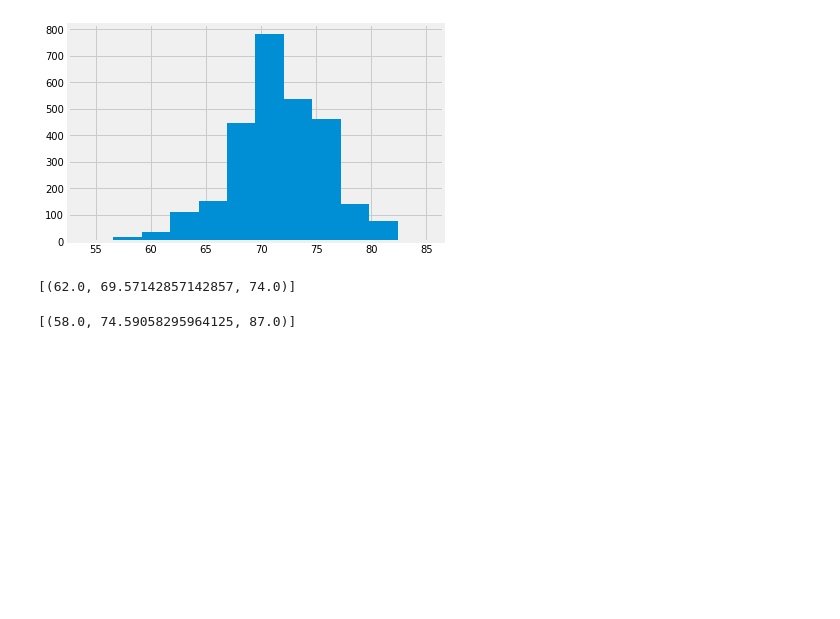
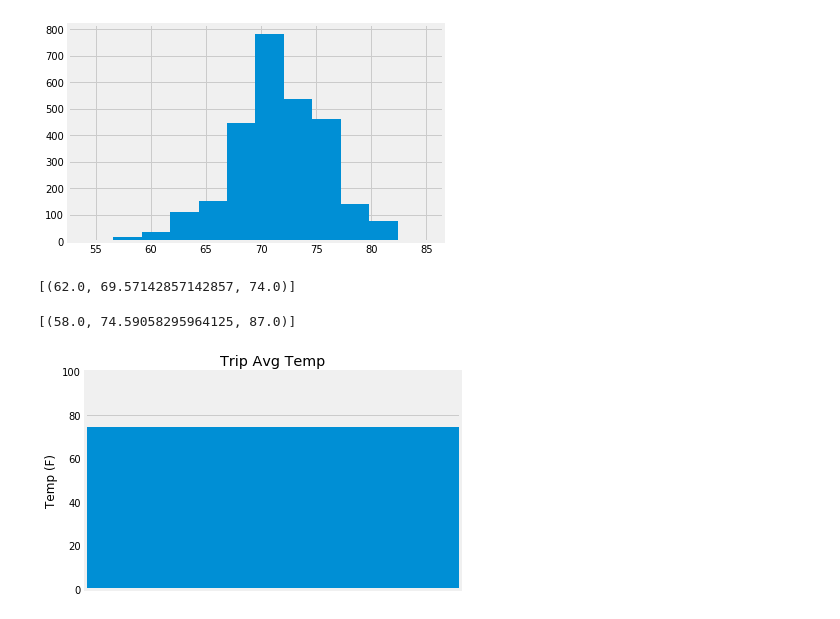
Before and after one commit to jstetter/sqlalchemy-challenge, a Jupyter notebook: climate.ipynb, the cells around one changed output. Saved outputs shown, nothing was run; the diff lists cells and outputs as text; code cells hidden in the pictures; blank space fills up the shorter version.

```diff
--- a/climate.ipynb
+++ b/climate.ipynb
@@ -156,14 +156,24 @@ print(calc_temps('2012-02-28', '2012-03-05'))
 # %%
 # Use your previous function `calc_temps` to calculate the tmin, tavg, and tmax
 # for your trip using the previous year's data for those same dates.
-calc_temps('2016-08-23','2017-08-23')
+temps = calc_temps('2016-08-23','2017-08-23')
+temps
 # %% [output]
 [(58.0, 74.59058295964125, 87.0)]
 # %%
 # Plot the results from your previous query as a bar chart.
 # Use "Trip Avg Temp" as your Title
 # Use the average temperature for the y value
 # Use the peak-to-peak (tmax-tmin) value as the y error bar (yerr)
+plt.bar(0,temps[0][1],temps[0][2])
+plt.xlim(-0.5,0.5)
+plt.title("Trip Avg Temp")
+plt.ylabel("Temp (F)")
+plt.ylim(0, 100)
+
+plt.show()
+# %% [output]
+[figure, added]
 # %%
 # Calculate the total amount of rainfall per weather station for your trip dates using the previous year's matching dates.
 # Sort this in descending order by precipitation amount and list the station, name, latitude, longitude, and elevation
```
